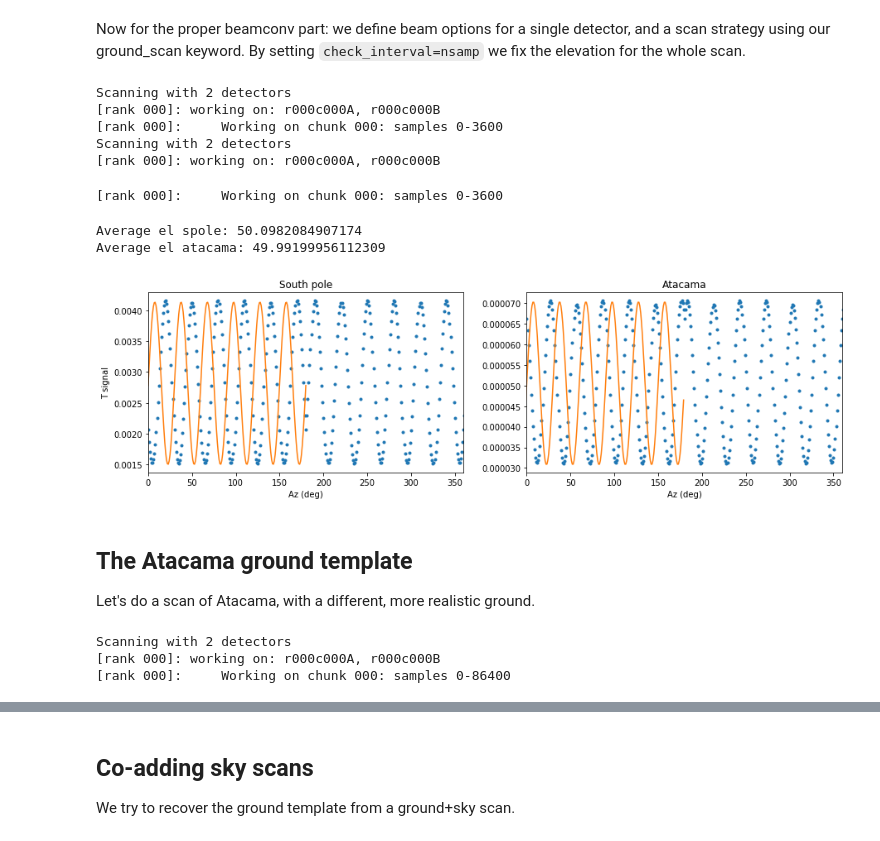
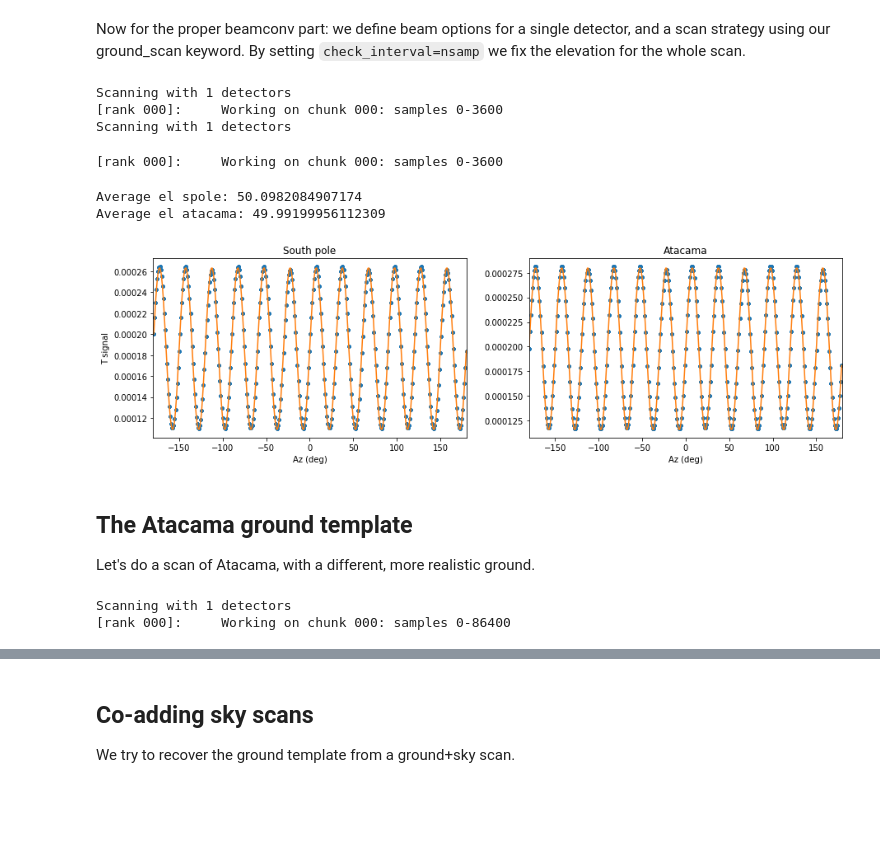
Before and after one commit to AdriJD/beamconv, a Jupyter notebook: notebooks/ground_ssn_scan.ipynb, the cells around one changed output, grey strips where cells are left out. Saved outputs shown, nothing was run; the diff lists cells and outputs as text; code cells hidden in the pictures; blank space fills up the shorter version.

Commit message:
changed focal plane so the detector is on the boresight

```diff
--- a/notebooks/ground_ssn_scan.ipynb
+++ b/notebooks/ground_ssn_scan.ipynb
@@ -100,12 +100,12 @@ beam_opts = dict(az=0, el=0, polang=0.,
                  btype='PO', lmax=lmax, mmax=lmax,
                  po_file='./ancillary/gaussian_with_sidelobe.npy',
                  deconv_q=False)
-
+center_beam = Beam(name='center_beam', **beam_opts)
 #Scan strategy:
 t0 = 1641000000#Some time on Jan 1st 2022
 nsamp=60*60
-rot_period=3600
-step_period = 60*60*6
+rot_period=1e5
+step_period = 1e5
 # init scan strategy and instrument
 scan_opts = dict(
             az_throw   = 360.,
@@ -123,10 +123,8 @@ sata = ScanStrategy(nsamp, # mission duration in sec.
                   location='atacama', # Atacama instrument
                   rot_period=rot_period,
                   ctime0=t0)
-sata.create_focal_plane(nrow=1, ncol=1, no_pairs=False, combine=True, scatter=False, **beam_opts)
-sata.set_instr_rot(period=rot_period, angles=[68, 113, 248, 293])
-sata.set_el_steps(step_period, steps=[0, -1, -2, -1, 0, 1, 2, 1])
-sata.set_hwp_mod(mode='continuous', freq=1.)
+#Add a single detector, on the boresight.
+sata.add_to_focal_plane([center_beam])
 #blank sky
 blank = np.zeros(hp.nside2npix(nside))
 alm = hp.map2alm([blank, blank, blank], lmax=lmax)
@@ -152,7 +150,7 @@ spole = ScanStrategy(nsamp, # mission duration in sec.
                   location='spole',# South pole instrument
                   rot_period=rot_period,
                   ctime0=t0)
-spole.create_focal_plane(nrow=1, ncol=1, no_pairs=False, combine=True, scatter=False, **beam_opts)
+spole.add_to_focal_plane([center_beam])
 ra0spo, dec0spo, _, _ = qpo.azel2radec(0,0,0, [az0], [el0], [0.], [0.], [+180.], [-90.], [t0])
 spole.scan_instrument_mpi(alm, verbose=1, ra0=ra0spo, dec0=dec0spo, ground_alm=sine_alm,
                           binning=False, interp = True, save_tod=True, save_point=True, **scan_opts)
@@ -167,35 +165,33 @@ spole_az = np.empty(nsamp, dtype=np.float64)
 spole_el = np.empty(nsamp, dtype=np.float64)
 _ = spole.bore2radec(np.array([1,0,0,0]), spole.ctime, spole.q_boreground, ra=spole_az, dec=spole_el)
 # %% [output]
-Scanning with 2 detectors
-[rank 000]: working on: r000c000A, r000c000B
+Scanning with 1 detectors
 [rank 000]:     Working on chunk 000: samples 0-3600
-Scanning with 2 detectors
-[rank 000]: working on: r000c000A, r000c000B
+Scanning with 1 detectors
 [rank 000]:     Working on chunk 000: samples 0-3600
 # %%
 fig, ax= plt.subplots(1,2, figsize=(15,4))
 sort_spole = np.argsort(spole_az)
 sort_sata = np.argsort(sata_az)
-ax[0].plot(spole_tod, '.')
-ax[1].plot(sata_tod, '.')
+ax[0].plot(spole_az, spole_tod, '.')
+ax[1].plot(sata_az[sort_sata], sata_tod[sort_sata], '.')
 ax[0].plot(spole_az[sort_spole],
            np.average(spole_tod)+.5*np.ptp(spole_tod)*np.sin(12*np.radians(spole_az[sort_spole])))
 ax[1].plot(sata_az[sort_sata],
            np.average(sata_tod)+.5*np.ptp(sata_tod)*np.sin(12*np.radians(sata_az[sort_sata])))
 ax[0].set_ylabel('T signal')
 ax[0].set_xlabel('Az (deg)')
 ax[1].set_xlabel('Az (deg)')
 ax[0].set_title('South pole')
 ax[1].set_title('Atacama')
-ax[0].set_xlim(0,360)
-ax[1].set_xlim(0,360)
+ax[0].set_xlim(-180, 180)
+ax[1].set_xlim(-180,180)
 print('Average el spole: {}'.format(np.average(spole_el)))
 print('Average el atacama: {}'.format(np.average(sata_el)))
 # %% [output]
 Average el spole: 50.0982084907174
 Average el atacama: 49.99199956112309
-[figure, old version]
+[figure, new version]
 # %% [markdown]
 ## The Atacama ground template
 Let's do a scan of Atacama, with a different, more realistic ground.
@@ -223,7 +219,7 @@ sata = ScanStrategy(nsamp, # mission duration in sec.
                   sample_rate=1, # 1 Hz sample rate
                   location='atacama',
                    ctime0=t0) # Atacama instrument
-sata.create_focal_plane(nrow=1, ncol=1, no_pairs=False, combine=True, scatter=False, **beam_opts)
+sata.add_to_focal_plane([center_beam])
 sata.scan_instrument_mpi(alm, ra0=ra0ata, dec0=dec0ata, az_throw=az_throw,
                          scan_speed=scan_speed, el_min=0, check_interval=nsamp,
                          nside_spin=nside, max_spin=2, ground_alm=gata_alm,
@@ -235,8 +231,7 @@ sata_az = np.empty(nsamp, dtype=np.float64)
 sata_el = np.empty(nsamp, dtype=np.float64)
 _ = sata.bore2radec(np.array([1,0,0,0]), sata.ctime, sata.q_boreground, ra=sata_az, dec=sata_el)
 # %% [output]
-Scanning with 2 detectors
-[rank 000]: working on: r000c000A, r000c000B
+Scanning with 1 detectors
 [rank 000]:     Working on chunk 000: samples 0-86400
 # %%
 az_ata, el_ata = hp.pix2ang(nside, sata_pix, lonlat=True)
```
Also changed, not shown: parts of 8 cells of this notebook.
